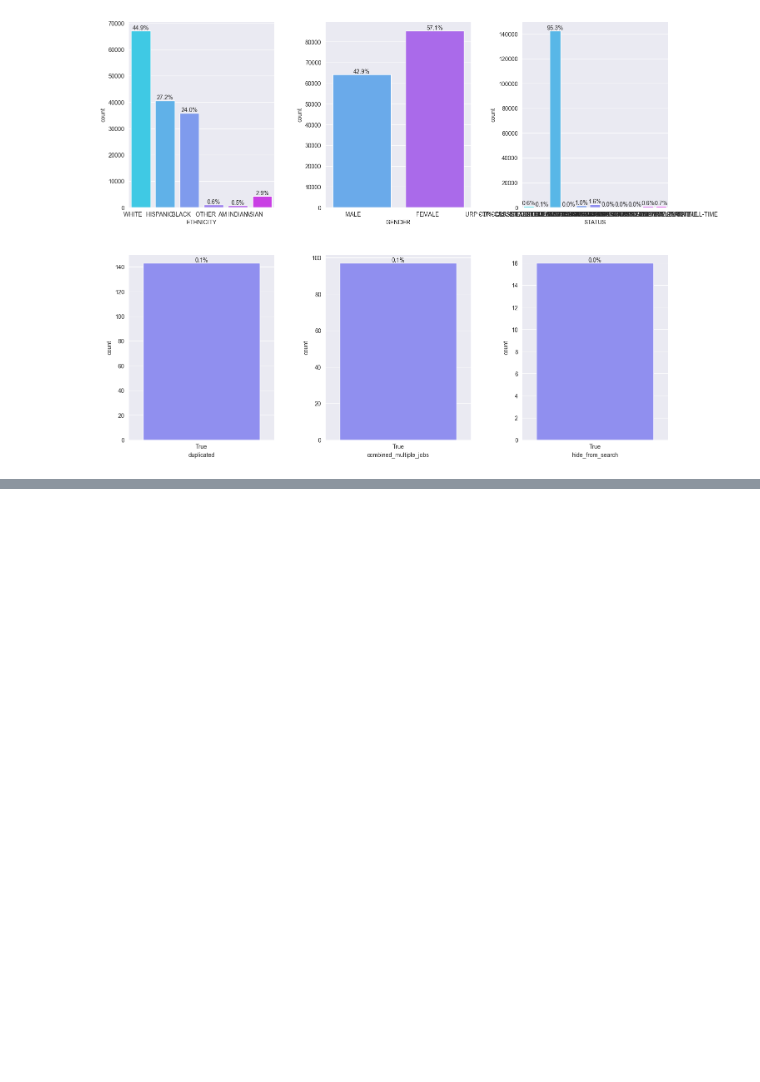
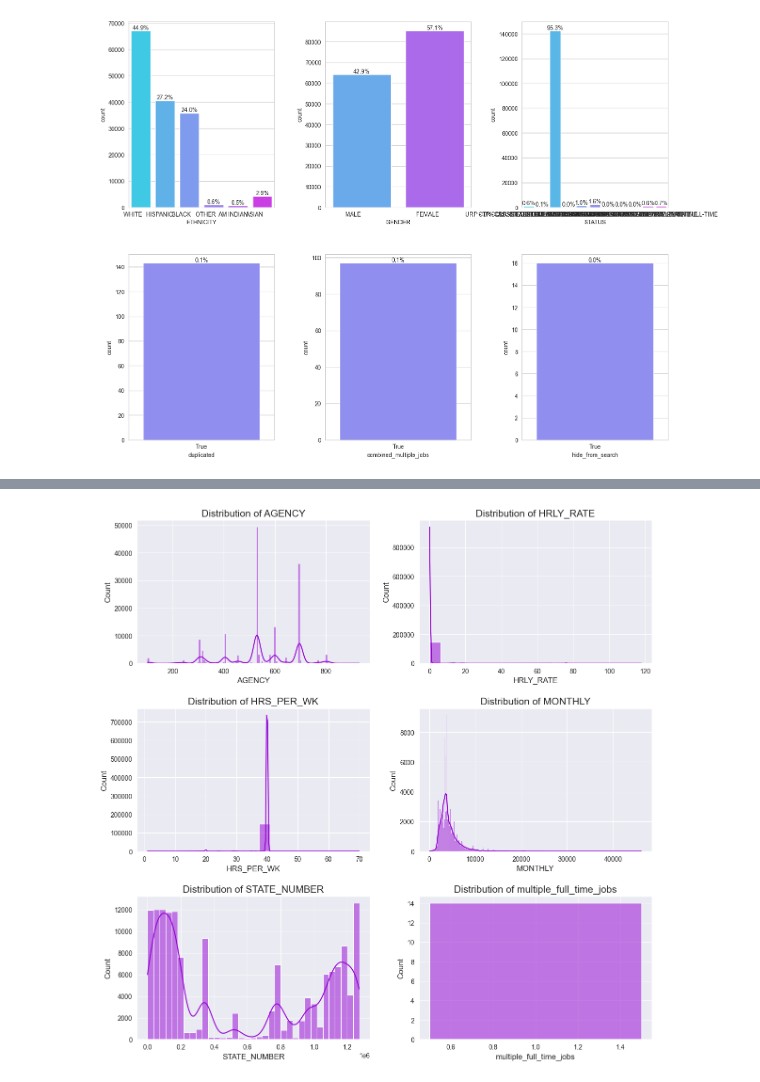
Before and after one commit to vishnu2646/Datamites-Projects, a Jupyter notebook: Texas salary prediction/project.ipynb, the cells around one changed output, grey strips where cells are left out. Cells and saved outputs as stored; diff of their text form; code cells hidden in the pictures; blank space fills up the shorter version.

```diff
--- a/Texas salary prediction/project.ipynb
+++ b/Texas salary prediction/project.ipynb
@@ -500,0 +533,27 @@ plt.show()
+# %%
+continuous_columns_data = data[['AGENCY',
+ 'HRLY_RATE',
+ 'HRS_PER_WK',
+ 'MONTHLY',
+ 'STATE_NUMBER',
+ 'multiple_full_time_jobs',
+ 'summed_annual_salary']]
+# %%
+# histplot to analyse the continuous independent features
+plt.figure(figsize= (12, 12))
+
+sns.set_style('darkgrid')
+plotnumber= 1
+
+for column in continuous_columns_data:
+    if plotnumber <=6:
+        ax= plt.subplot(3, 2, plotnumber)
+        sns.histplot(x=continuous_columns_data[column], color='darkviolet', kde= True)
+        plt.xlabel(column, fontsize=12)
+        plt.ylabel('Count', fontsize= 12)
+        plt.title(f'Distribution of {column}', fontsize= 15)
+    plotnumber+=1
+plt.tight_layout(h_pad=2, w_pad=2)
+plt.show()
+# %% [output]
+[figure, added]
```
Also changed, not shown: parts of 17 cells of this notebook.
